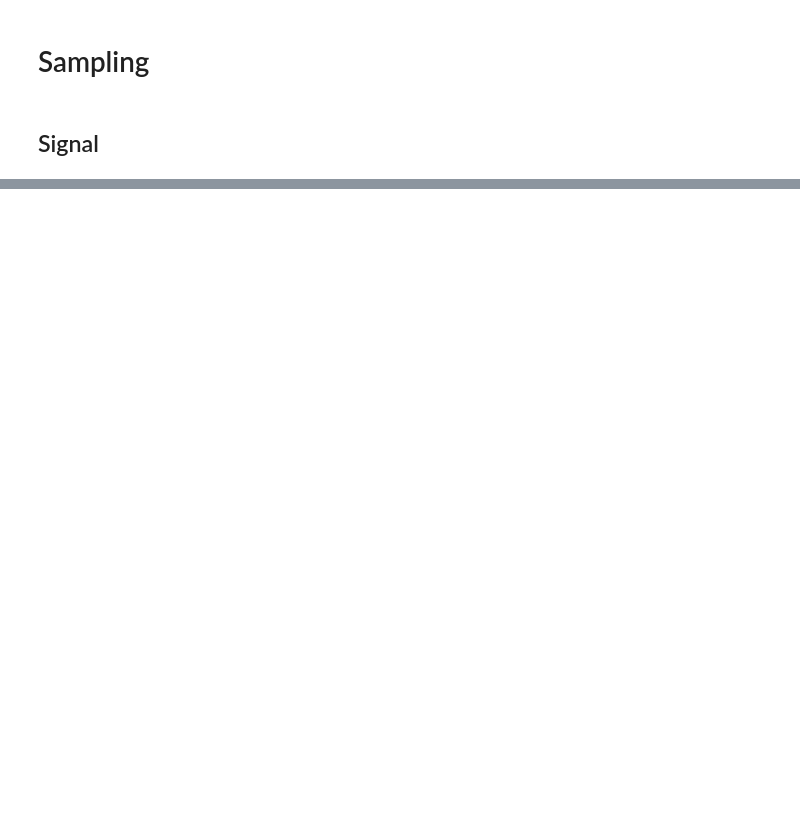
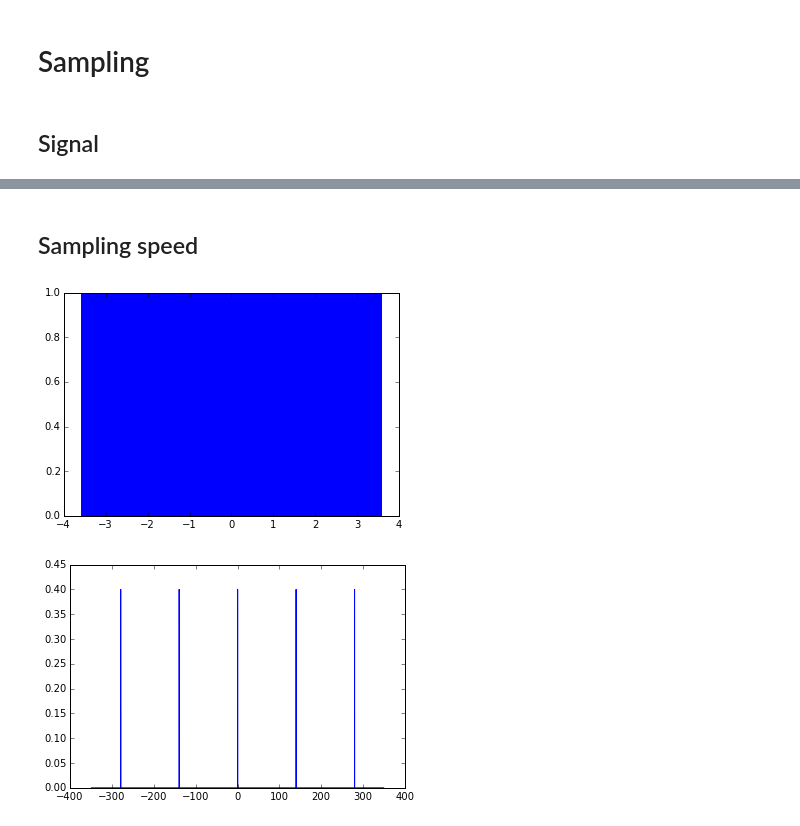
Before and after one commit to claesenm/kul-systeemtheorie, a Jupyter notebook: notebooks/Sampling.ipynb, the cells around one changed output, grey strips where cells are left out. Cells and saved outputs as stored; diff of their text form; code cells hidden in the pictures; blank space fills up the shorter version.

```diff
--- a/notebooks/Sampling.ipynb
+++ b/notebooks/Sampling.ipynb
@@ -36,0 +28,21 @@ plt.show()
+# %% [markdown]
+## Sampling speed
+# %%
+def sampling_dirac(f):
+    pass
+temp = [0]*4 + [1]
+result = temp*1000
+NB = 5000
+t = np.linspace(-NB*T/2,NB*T/2,N)
+plt.plot(t,result)
+plt.show()
+resultf = fourier.fftshift(2.0/N * np.abs(fourier.fft(result)))
+#df = np.fft.fftfreq(len(result), t[1] - t[0])
+T = t[1] - t[0]
+N = 5000
+df = np.linspace(-1.0/(2.0*T), 1.0/(2.0*T), N)
+plt.plot(df, resultf)
+plt.show()
+# %% [output]
+[figure, added]
+[figure, added]
```
Also changed, not shown: parts of 11 cells of this notebook, 1 other file.
